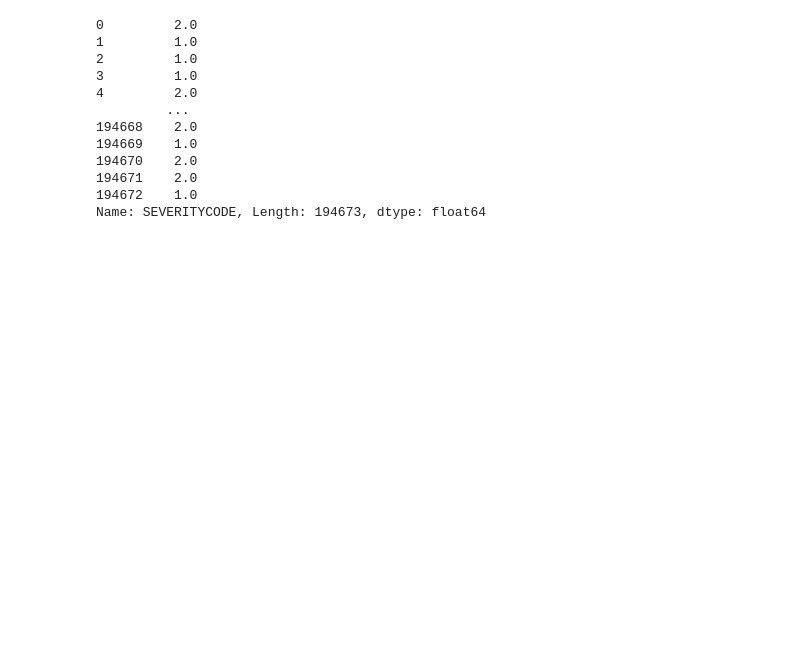
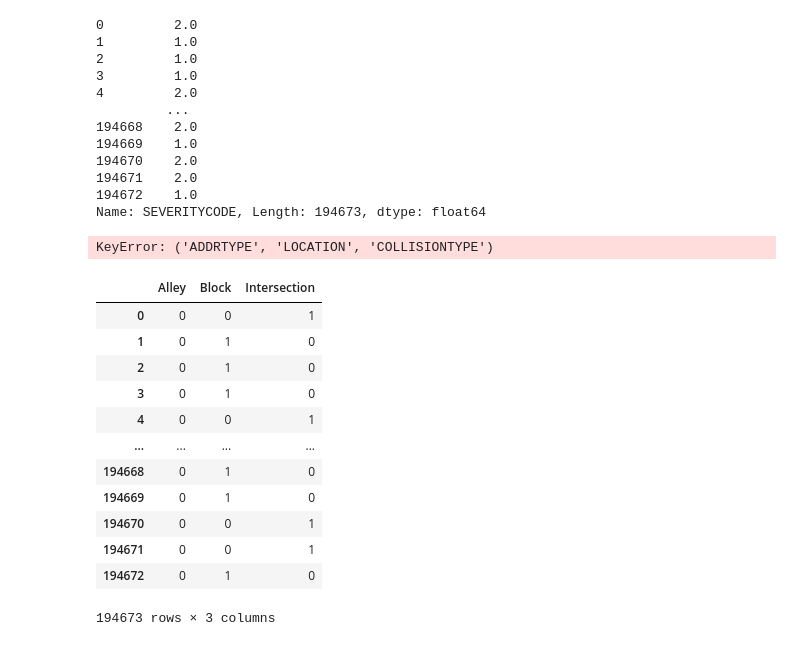
Before and after one commit to kolbywilliams/Coursera_Capstone, a Jupyter notebook: Car Collisions /bData explore.ipynb, the cells around one changed output. Cells and saved outputs as stored; diff of their text form; code cells hidden in the pictures; blank space fills up the shorter version.

```diff
--- a/Car Collisions /bData explore.ipynb
+++ b/Car Collisions /bData explore.ipynb
@@ -88,0 +86,20 @@ plt.show()
+# %%
+Dummies =pd.get_dummies(data['ADDRTYPE']['LOCATION']['COLLISIONTYPE'])
+# %% [output]
+KeyError: ('ADDRTYPE', 'LOCATION', 'COLLISIONTYPE')
+# %%
+ADDRTYPES
+# %% [output]
+|  | Alley | Block | Intersection |
+| 0 | 0 | 0 | 1 |
+| 1 | 0 | 1 | 0 |
+| 2 | 0 | 1 | 0 |
+| 3 | 0 | 1 | 0 |
+| 4 | 0 | 0 | 1 |
+| ... | ... | ... | ... |
+| 194668 | 0 | 1 | 0 |
+| 194669 | 0 | 1 | 0 |
+| 194670 | 0 | 0 | 1 |
+| 194671 | 0 | 0 | 1 |
+| 194672 | 0 | 1 | 0 |
+194673 rows × 3 columns
```
Also changed, not shown: parts of 1 cell of this notebook, 1 other file.
